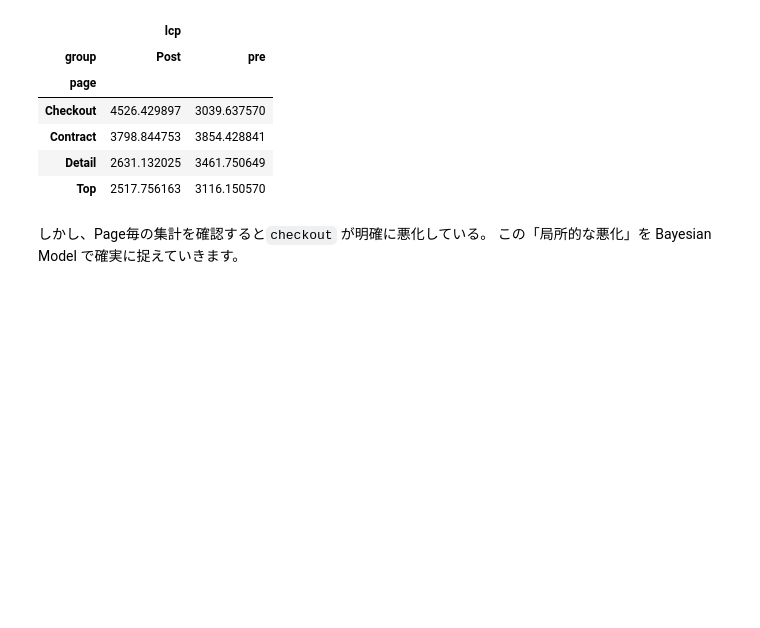
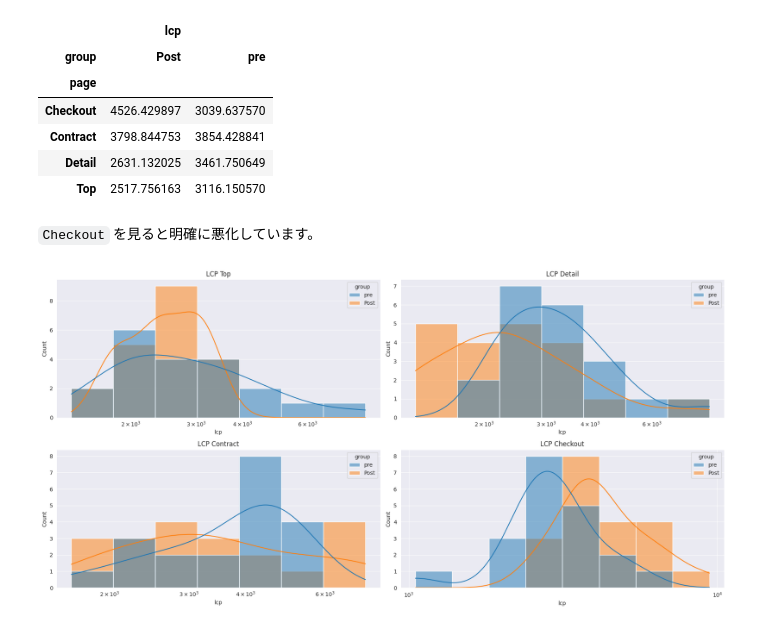
Before and after one commit to petalab-io/bayesian-iroha, a Jupyter notebook: notebooks/01_web_performance/roi_decision.ipynb, the cells around one changed output. Drawn from its saved outputs; the diff is of its cells as text; code cells hidden in the pictures; blank space fills up the shorter version.

Commit message:
Data: 集計出力と分布可視化を追加する#2
- Group × Page の基本統計量を出力。
- LCP 分布をページごとに可視化するプロットを追加。

```diff
--- a/notebooks/01_web_performance/roi_decision.ipynb
+++ b/notebooks/01_web_performance/roi_decision.ipynb
@@ -74,6 +78,18 @@ df.groupby(["page", "group"]).agg({"lcp": "mean"}).unstack()  # 確認
 | Contract | 3798.844753 | 3854.428841 |
 | Detail | 2631.132025 | 3461.750649 |
 | Top | 2517.756163 | 3116.150570 |
-# %% [markdown]
-しかし、Page毎の集計を確認すると`checkout` が明確に悪化している。
-この「局所的な悪化」を Bayesian　Model で確実に捉えていきます。
+# %% [markdown]
+`Checkout` を見ると明確に悪化しています。
+# %%
+# 分布の可視化
+fig, axes = plt.subplots(2, 2, figsize=(18, 9))
+ax_flat = axes.flatten()
+
+for i, page in enumerate(df["page"].unique()):
+    sns.histplot(data=df[df["page"] == page], x="lcp", hue="group", kde=True, log_scale=True, ax=ax_flat[i])
+    ax_flat[i].set_title(f"LCP {page}")
+
+plt.tight_layout()
+plt.show()
+# %% [output]
+[figure, added]
```
Also changed, not shown: parts of 6 cells of this notebook.
